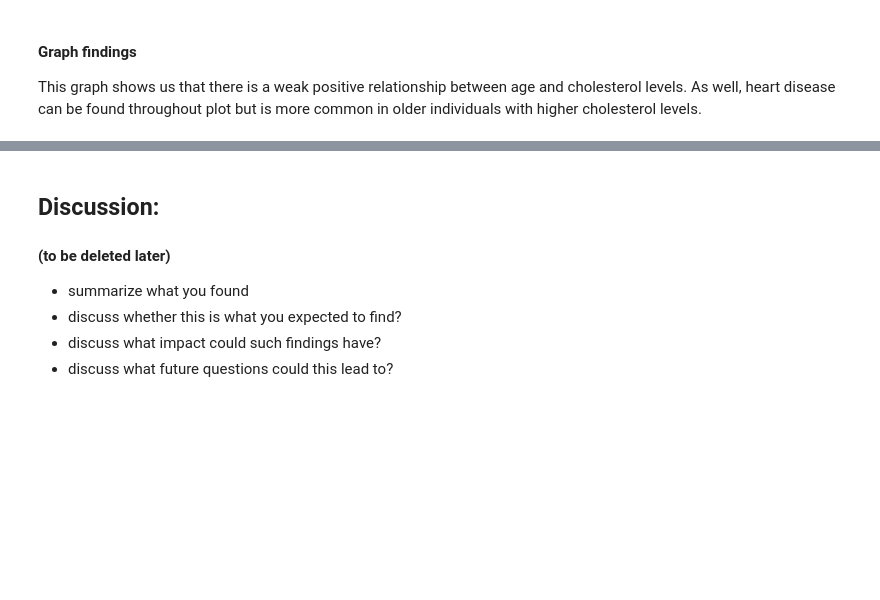
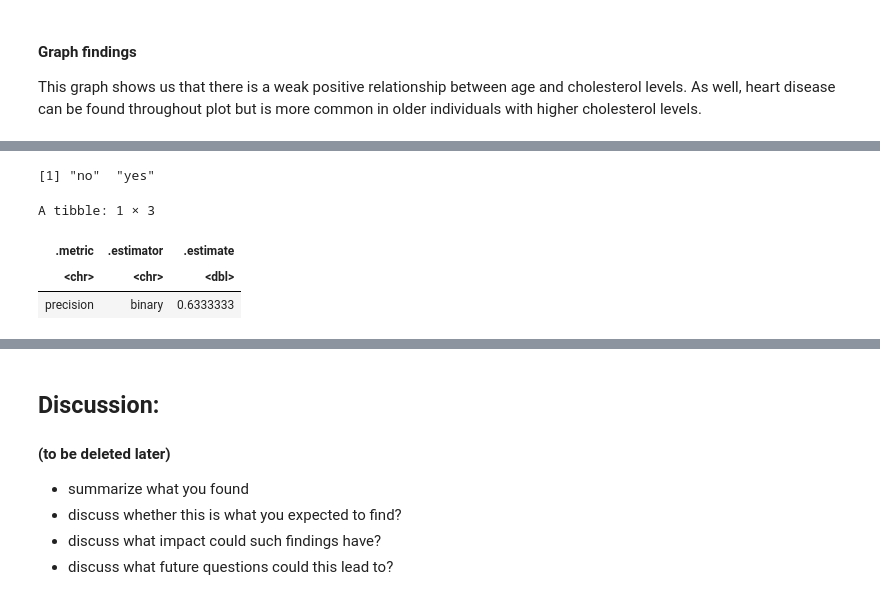
Before and after one commit to angushf/heart_disease_project, a Jupyter notebook: final_heart_disease_project.ipynb, the cells around one changed output, grey strips where cells are left out. Cells and saved outputs as stored; diff of their text form; code cells hidden in the pictures; blank space fills up the shorter version.

```diff
--- a/final_heart_disease_project.ipynb
+++ b/final_heart_disease_project.ipynb
@@ -211,0 +305,15 @@ This graph shows us that there is a weak positive relationship between age and c
+# %%
+heart_responses<-heart_test_predictions|>
+pull(has_disease)|>
+levels()
+heart_responses
+
+heart_precision<-heart_test_predictions |>
+  precision(truth = has_disease, estimate = .pred_class, event_level = "second")
+heart_precision
+# %% [output]
+[1] "no"  "yes"
+A tibble: 1 × 3
+| .metric | .estimator | .estimate |
+| <chr> | <chr> | <dbl> |
+| precision | binary | 0.6333333 |
```
Also changed, not shown: parts of 13 cells of this notebook.
